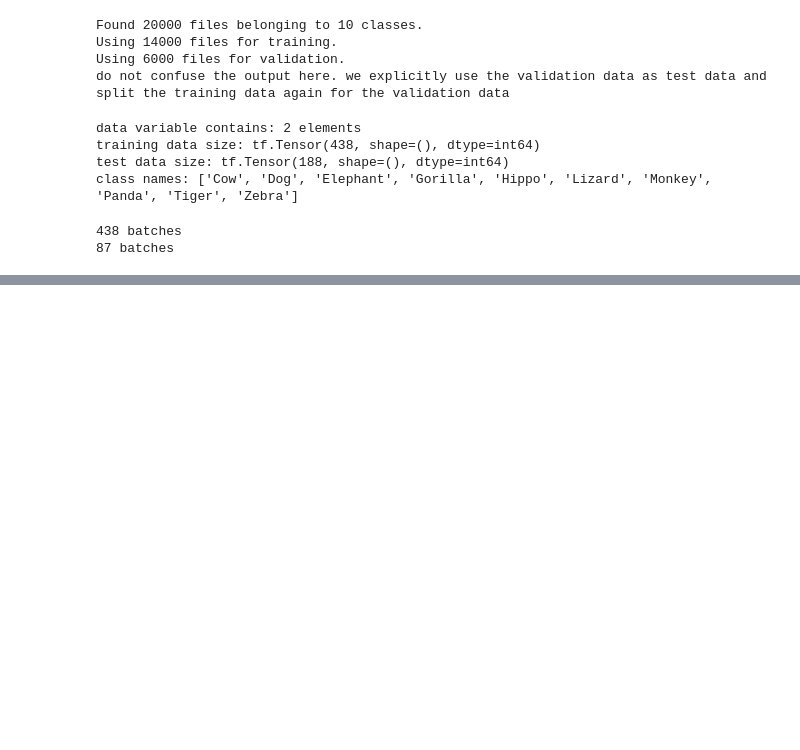
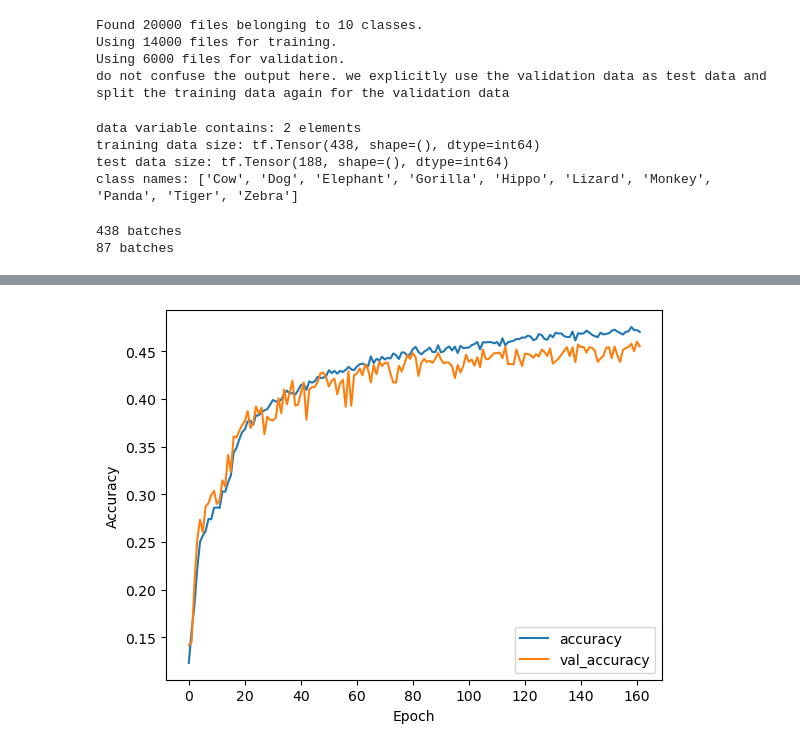
Before and after one commit to schbm/cnn-mc-classification, a Jupyter notebook: notebook/main.ipynb, the cells around one changed output, grey strips where cells are left out. Saved outputs shown, nothing was run; the diff lists cells and outputs as text; code cells hidden in the pictures; blank space fills up the shorter version.

```diff
--- a/notebook/main.ipynb
+++ b/notebook/main.ipynb
@@ -110,12 +117,9 @@ for images, labels in training_data.take(1):
 # %%
 simple_model = models.Sequential()
 simple_model.add(layers.Conv2D(32, (3, 3), activation='relu', input_shape=(img_height, img_width, img_channels)))
-simple_model.add(layers.MaxPooling2D((2, 2)))
-simple_model.add(layers.Conv2D(64, (3, 3), activation='relu'))
-simple_model.add(layers.MaxPooling2D((2, 2)))
-simple_model.add(layers.Conv2D(64, (3, 3), activation='relu'))
+simple_model.add(layers.MaxPooling2D((32, 32)))
 simple_model.add(layers.Flatten())
-simple_model.add(layers.Dense(64, activation='relu'))
+simple_model.add(layers.Dense(32, activation='relu'))
 simple_model.add(layers.Dense(10))
 simple_model.summary()
 # %% [output]
@@ -137,2 +144,9 @@ Trainable params: 56,320
 Non-trainable params: 0
 _________________________________________________________________
+# %%
+simple_model.compile(optimizer='adam',
+              loss=tf.keras.losses.SparseCategoricalCrossentropy(from_logits=True),
+              metrics=['accuracy'])
+# %%
+# history dictionary for successive combined trainings
+combined_history = {'loss': [], 'accuracy': [], 'val_loss': [], 'val_accuracy': []}
@@ -138,0 +168,7 @@ _________________________________________________________________
+# %%
+# train
+history = simple_model.fit(training_data, epochs=20,
+                           validation_data=validation_data)
+# Update the combined_history with the first training session
+for key in combined_history.keys():
+    combined_history[key].extend(history.history[key])
@@ -138,0 +193,11 @@ _________________________________________________________________
+# %%
+# plott accuracy
+plt.plot(combined_history['accuracy'], label='accuracy')
+plt.plot(combined_history['val_accuracy'], label = 'val_accuracy')
+plt.xlabel('Epoch')
+plt.ylabel('Accuracy')
+plt.legend(loc='lower right')
+plt.show()
+#test_loss, test_acc = simple_model.evaluate(test_data verbose=2)
+# %% [output]
+[figure, added]
```
Also changed, not shown: parts of 18 cells of this notebook, 7 other files.
